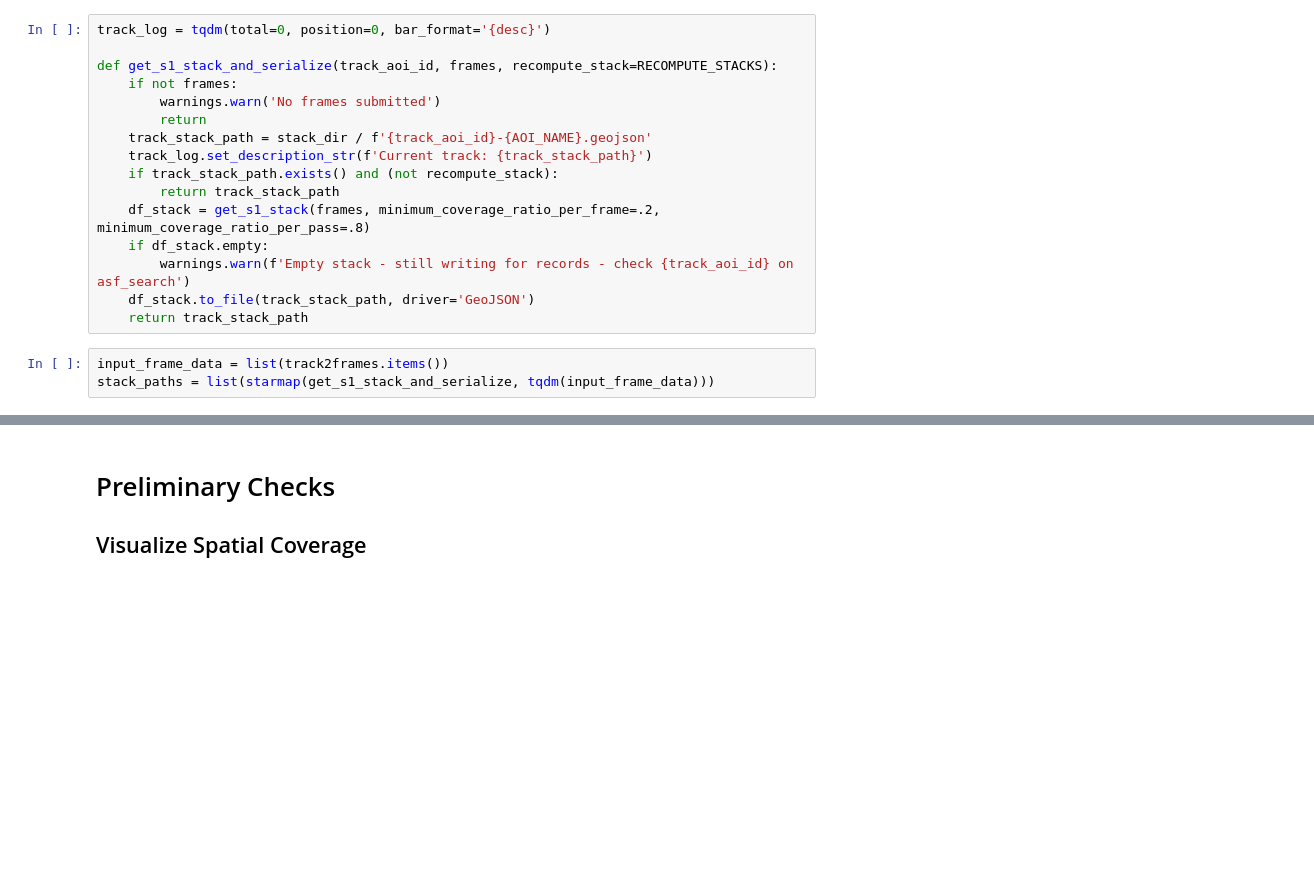
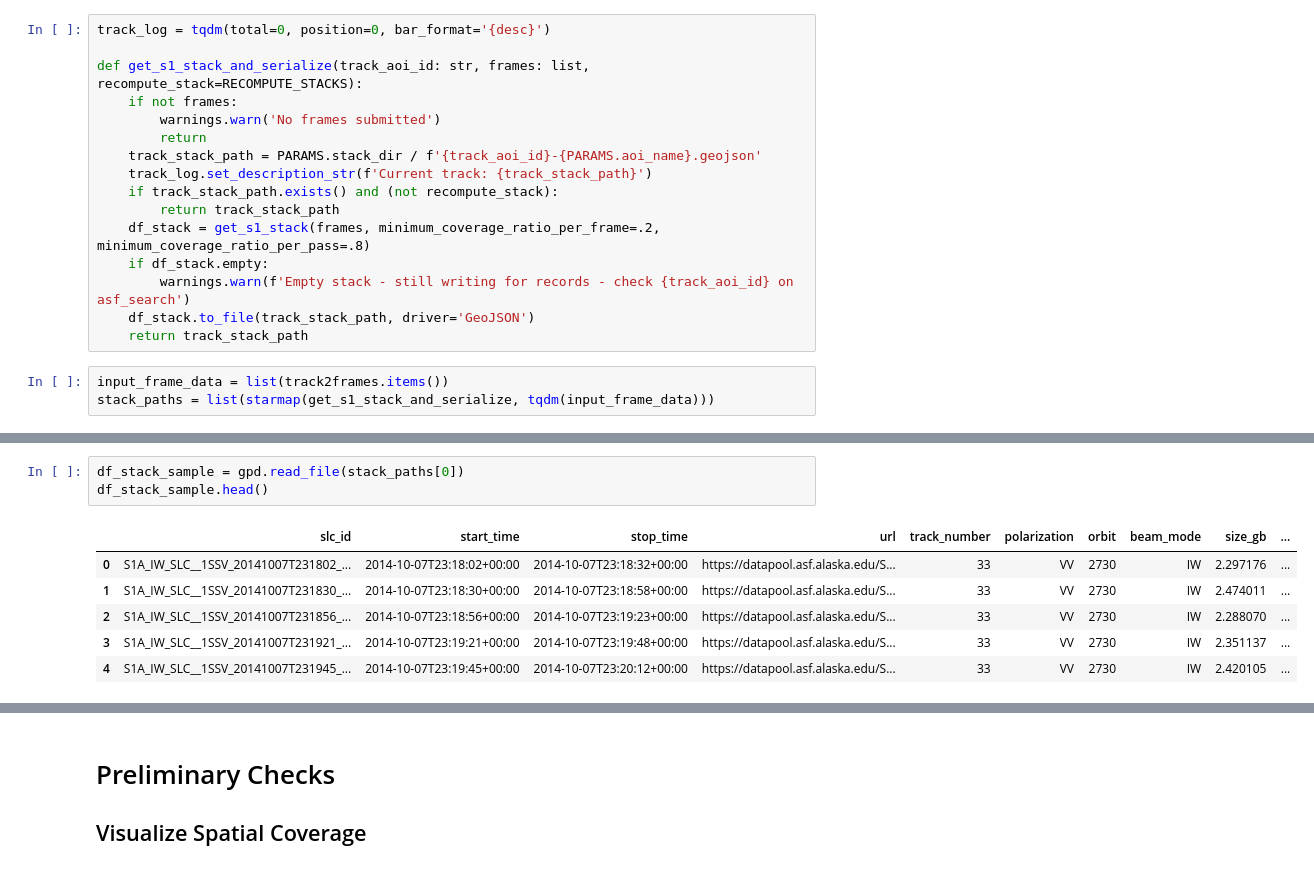
Before and after one commit to ACCESS-Cloud-Based-InSAR/Aria-Hyp3-GUNW-Frame-Submission, a Jupyter notebook: 1_Enumerating_A_Large_AOI.ipynb, the cells around one changed output, grey strips where cells are left out. Drawn from its saved outputs; the diff is of its cells as text; blank space fills up the shorter version.

```diff
--- a/1_Enumerating_A_Large_AOI.ipynb
+++ b/1_Enumerating_A_Large_AOI.ipynb
@@ -178,11 +185,11 @@ For each `track_aoi_id`, we save the stack as `track{N}-{AOI_NAME}`, hopefully t
 # %%
 track_log = tqdm(total=0, position=0, bar_format='{desc}')
 
-def get_s1_stack_and_serialize(track_aoi_id, frames, recompute_stack=RECOMPUTE_STACKS):
+def get_s1_stack_and_serialize(track_aoi_id: str, frames: list, recompute_stack=RECOMPUTE_STACKS):
     if not frames:
         warnings.warn('No frames submitted')
         return
-    track_stack_path = stack_dir / f'{track_aoi_id}-{AOI_NAME}.geojson'
+    track_stack_path = PARAMS.stack_dir / f'{track_aoi_id}-{PARAMS.aoi_name}.geojson'
     track_log.set_description_str(f'Current track: {track_stack_path}')
     if track_stack_path.exists() and (not recompute_stack):
         return track_stack_path
@@ -199,3 +212,13 @@ stack_paths = list(starmap(get_s1_stack_and_serialize, tqdm(input_frame_data)))
+# %%
+df_stack_sample = gpd.read_file(stack_paths[0])
+df_stack_sample.head()
+# %% [output]
+|  | slc_id | start_time | stop_time | url | track_number | polarization | orbit | beam_mode | size_gb | ... |
+| 0 | S1A_IW_SLC__1SSV_20141007T231802_... | 2014-10-07T23:18:02+00:00 | 2014-10-07T23:18:32+00:00 | https://datapool.asf.alaska.edu/S... | 33 | VV | 2730 | IW | 2.297176 | ... |
+| 1 | S1A_IW_SLC__1SSV_20141007T231830_... | 2014-10-07T23:18:30+00:00 | 2014-10-07T23:18:58+00:00 | https://datapool.asf.alaska.edu/S... | 33 | VV | 2730 | IW | 2.474011 | ... |
+| 2 | S1A_IW_SLC__1SSV_20141007T231856_... | 2014-10-07T23:18:56+00:00 | 2014-10-07T23:19:23+00:00 | https://datapool.asf.alaska.edu/S... | 33 | VV | 2730 | IW | 2.288070 | ... |
+| 3 | S1A_IW_SLC__1SSV_20141007T231921_... | 2014-10-07T23:19:21+00:00 | 2014-10-07T23:19:48+00:00 | https://datapool.asf.alaska.edu/S... | 33 | VV | 2730 | IW | 2.351137 | ... |
+| 4 | S1A_IW_SLC__1SSV_20141007T231945_... | 2014-10-07T23:19:45+00:00 | 2014-10-07T23:20:12+00:00 | https://datapool.asf.alaska.edu/S... | 33 | VV | 2730 | IW | 2.420105 | ... |
 # %%
 IFG_COLUMNS = ['reference', 'secondary', 'reference_date', 'secondary_date', 'frame_id', 'geometry']
 def encode_dataframe_for_serialization(df_ifg: gpd.GeoDataFrame) -> gpd.GeoDataFrame:
```
Also changed, not shown: parts of 28 cells of this notebook, 6 other files.
